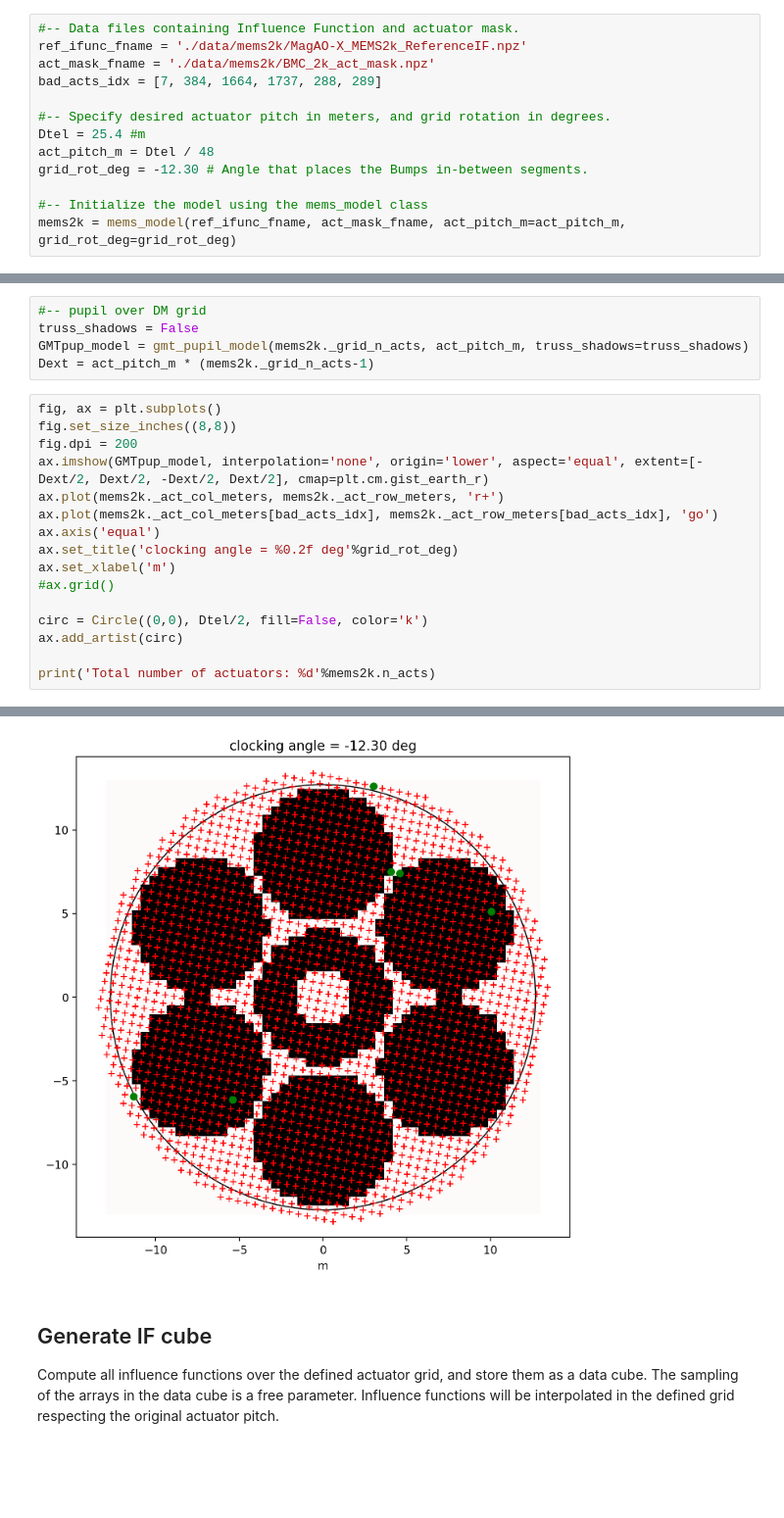
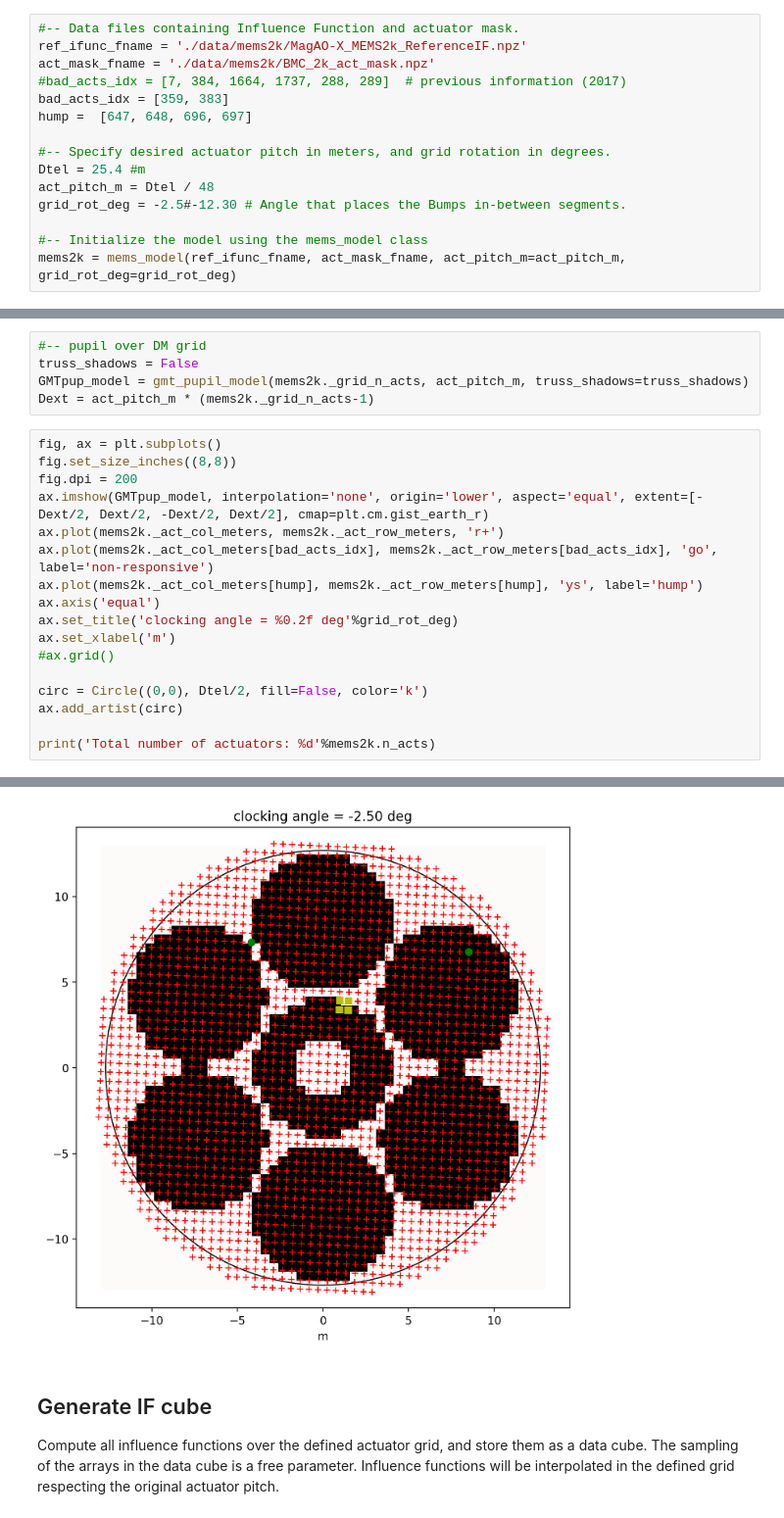
Before and after one commit to fquiros/CEO, a Jupyter notebook: python/ceo/gaps/mems_model_demo.ipynb, the cells around one changed output, grey strips where cells are left out. Shown at 98% size. Drawn from its saved outputs; the diff is of its cells as text; blank space fills up the shorter version.

```diff
--- a/python/ceo/gaps/mems_model_demo.ipynb
+++ b/python/ceo/gaps/mems_model_demo.ipynb
@@ -28,12 +31,14 @@ Update: 03/18/2025
 #-- Data files containing Influence Function and actuator mask.
 ref_ifunc_fname = './data/mems2k/MagAO-X_MEMS2k_ReferenceIF.npz'
 act_mask_fname = './data/mems2k/BMC_2k_act_mask.npz'
-bad_acts_idx = [7, 384, 1664, 1737, 288, 289]
+#bad_acts_idx = [7, 384, 1664, 1737, 288, 289]  # previous information (2017)
+bad_acts_idx = [359, 383]
+hump =  [647, 648, 696, 697]
 
 #-- Specify desired actuator pitch in meters, and grid rotation in degrees.
 Dtel = 25.4 #m
 act_pitch_m = Dtel / 48
-grid_rot_deg = -12.30 # Angle that places the Bumps in-between segments.
+grid_rot_deg = -2.5#-12.30 # Angle that places the Bumps in-between segments.
 
 #-- Initialize the model using the mems_model class
 mems2k = mems_model(ref_ifunc_fname, act_mask_fname, act_pitch_m=act_pitch_m, grid_rot_deg=grid_rot_deg)
@@ -54,22 +75,23 @@ Dext = act_pitch_m * (mems2k._grid_n_acts-1)
 # %%
 fig, ax = plt.subplots()
 fig.set_size_inches((8,8))
 fig.dpi = 200
 ax.imshow(GMTpup_model, interpolation='none', origin='lower', aspect='equal', extent=[-Dext/2, Dext/2, -Dext/2, Dext/2], cmap=plt.cm.gist_earth_r)
 ax.plot(mems2k._act_col_meters, mems2k._act_row_meters, 'r+')
-ax.plot(mems2k._act_col_meters[bad_acts_idx], mems2k._act_row_meters[bad_acts_idx], 'go')
+ax.plot(mems2k._act_col_meters[bad_acts_idx], mems2k._act_row_meters[bad_acts_idx], 'go', label='non-responsive')
+ax.plot(mems2k._act_col_meters[hump], mems2k._act_row_meters[hump], 'ys', label='hump')
 ax.axis('equal')
 ax.set_title('clocking angle = %0.2f deg'%grid_rot_deg)
 ax.set_xlabel('m')
 #ax.grid()
 
 circ = Circle((0,0), Dtel/2, fill=False, color='k')
 ax.add_artist(circ)
 
 print('Total number of actuators: %d'%mems2k.n_acts)
 # %% [output]
 Total number of actuators: 2040
-[figure, old version]
+[figure, new version]
 # %% [markdown]
 ## Generate IF cube
 Compute all influence functions over the defined actuator grid, and store them as a data cube. The sampling of the arrays in the data cube is a free parameter. Influence functions will be interpolated in the defined grid respecting the original actuator pitch.
```
Also changed, not shown: parts of 8 cells of this notebook, 1 other file.
